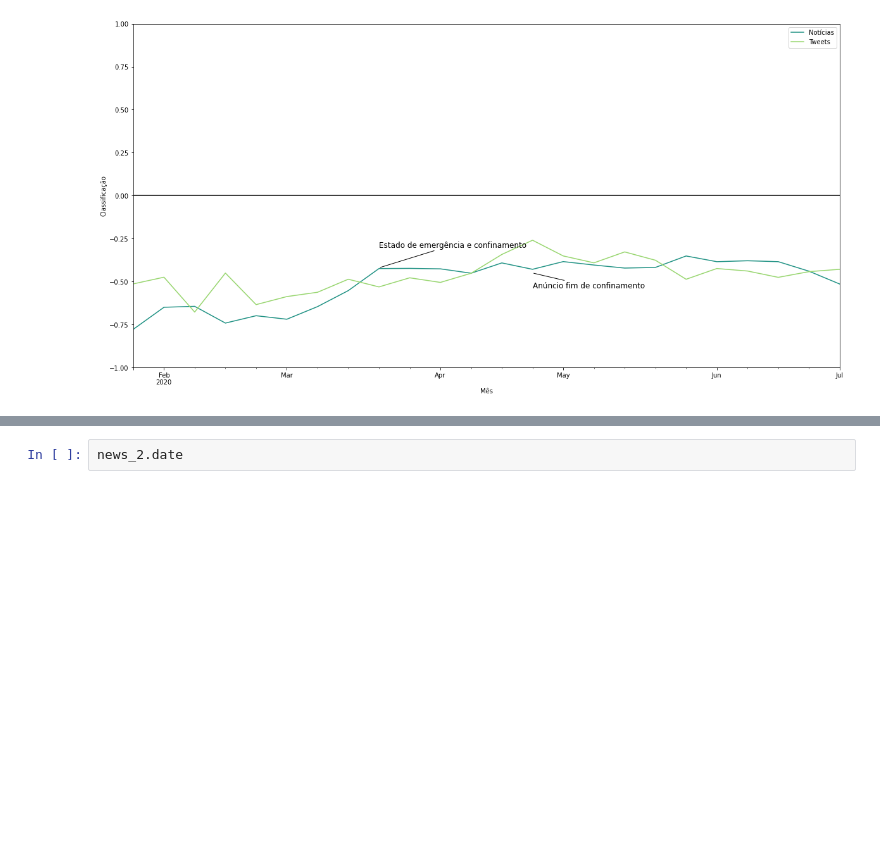
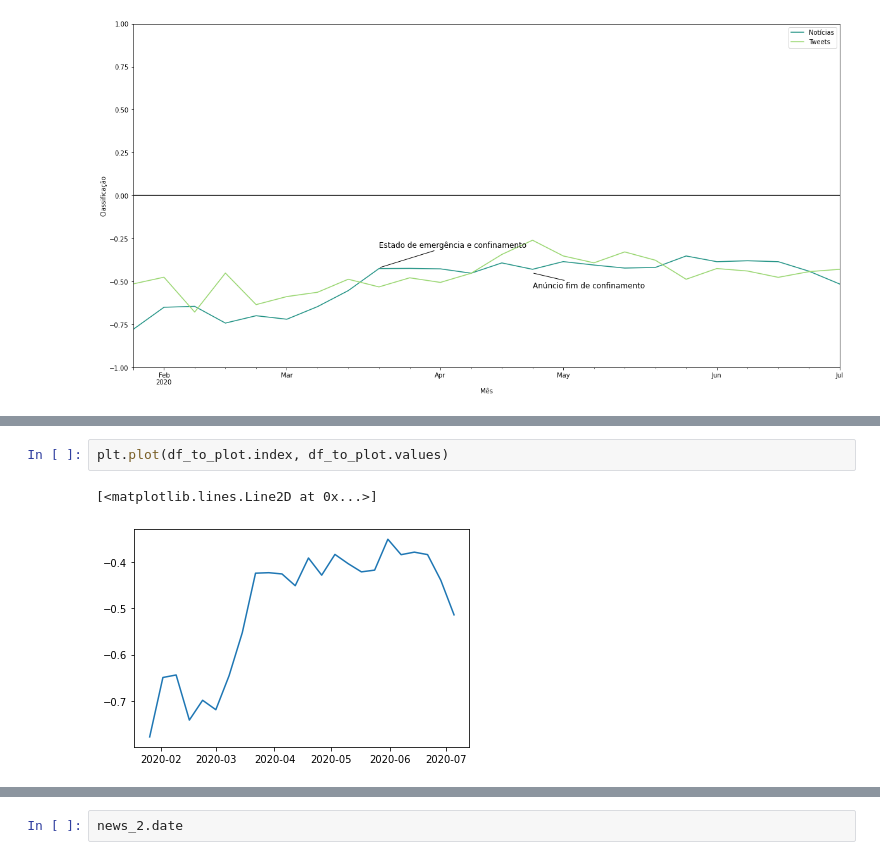
Before and after one commit to dssg-pt/miniproject-sentimentanalysis-covid, a Jupyter notebook: notebooks/news and tweets combined - analysis.ipynb, the cells around one changed output, grey strips where cells are left out. Saved outputs shown, nothing was run; the diff lists cells and outputs as text; blank space fills up the shorter version.

```diff
--- a/notebooks/news and tweets combined - analysis.ipynb
+++ b/notebooks/news and tweets combined - analysis.ipynb
@@ -344,0 +368,5 @@ plt.show()
+# %%
+plt.plot(df_to_plot.index, df_to_plot.values)
+# %% [output]
+[<matplotlib.lines.Line2D at 0x...>]
+[figure, added]
```
Also changed, not shown: parts of 5 cells of this notebook.
